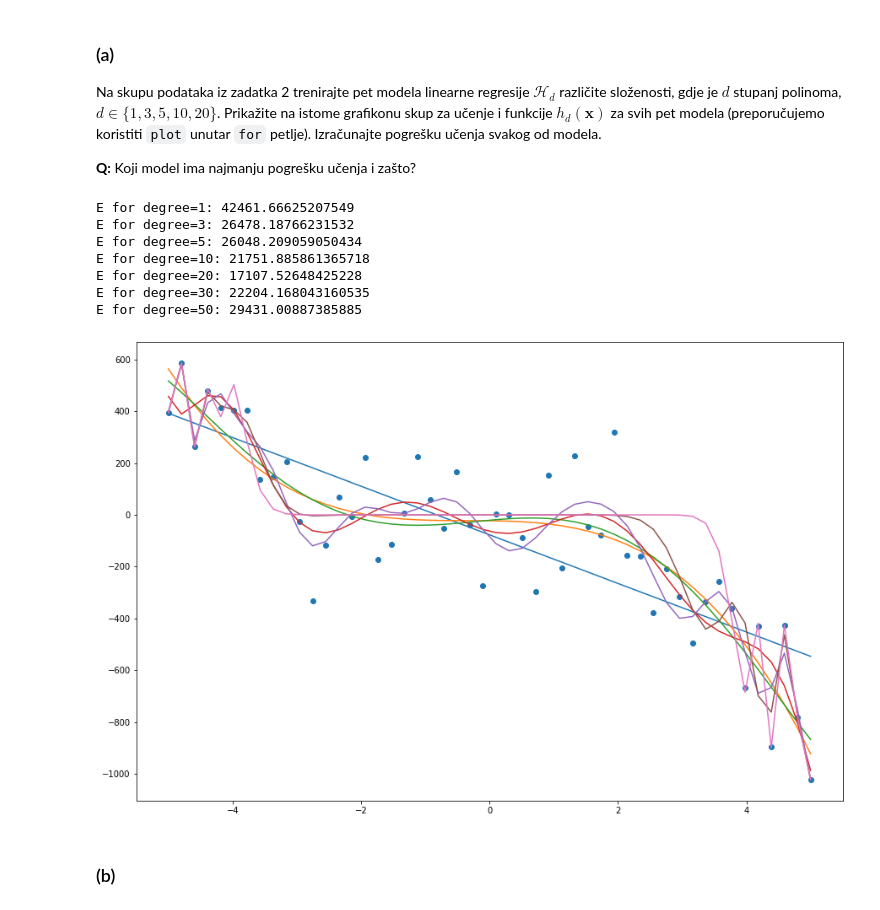
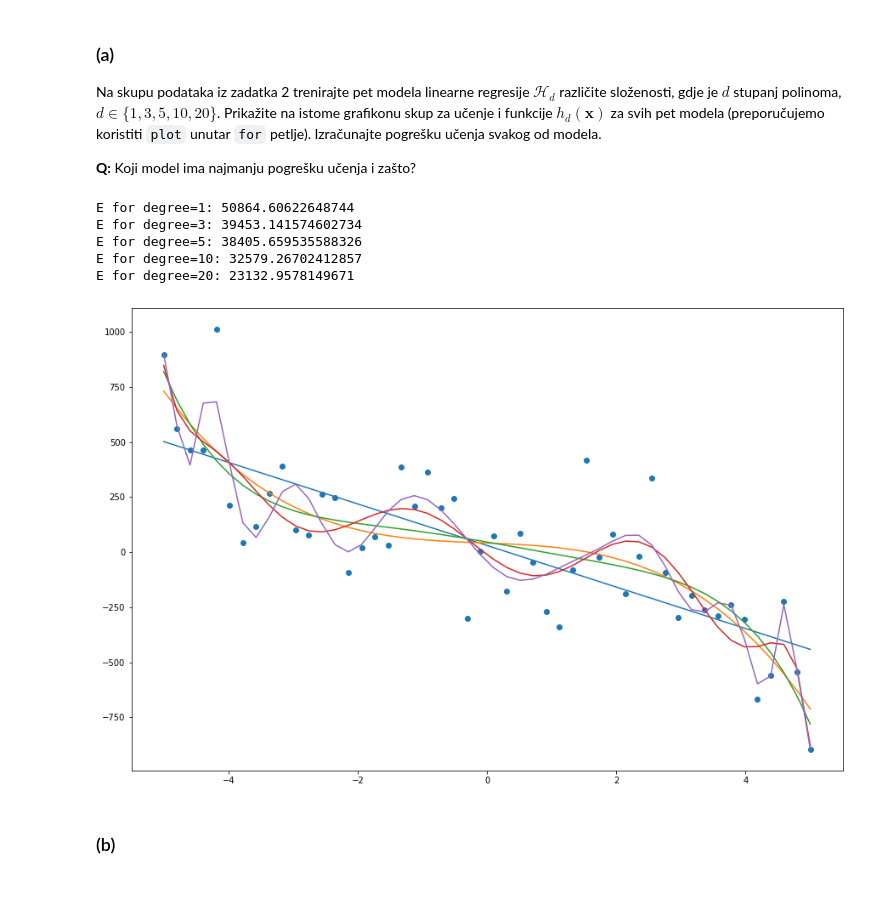
Before and after one commit to sskender/machine-learning-1, a Jupyter notebook: L03-L04-Regression/SU1-2021-03-04-Regresija.ipynb, the cells around one changed output. Saved outputs shown, nothing was run; the diff lists cells and outputs as text; code cells hidden in the pictures.

```diff
--- a/L03-L04-Regression/SU1-2021-03-04-Regresija.ipynb
+++ b/L03-L04-Regression/SU1-2021-03-04-Regresija.ipynb
@@ -248,49 +248,43 @@ Na skupu podataka iz zadatka 2 trenirajte pet modela linearne regresije $\mathca
 
 **Q:** Koji model ima najmanju pogrešku učenja i zašto?
 # %%
-w_list = list()
-h_list = list()
-E_list = list()
+assert(size(X_2a) == 50)
+assert(size(y_2a) == 50)
 
-degrees_list = [1, 3, 5, 10, 20, 30, 50]
+degrees_list = [1, 3, 5, 10, 20]
 
 # show original data
 plt.figure(figsize=(15,10))
-plt.scatter(X, y)
+plt.scatter(X_2a, y_2a)
 
 # train for each degree
 for d in degrees_list:
     # polynomial function
     poly = PolynomialFeatures(degree=d)
-    phi = poly.fit_transform(X.reshape(-1, 1))
+    phi = poly.fit_transform(X_2a.reshape(-1, 1))
 
     # w
     pinv = linalg.pinv(phi)
-    w = np.dot(pinv, y)
-    w_list.append(w)
+    w = np.dot(pinv, y_2a)
 
     # h (x = phi)
-    h = np.dot(phi, w)  # TODO WTF
-    h_list.append(h)
+    h = np.dot(phi, w)
 
     # E
-    E = mean_squared_error(y, h)
-    E_list.append(E)
+    E = mean_squared_error(y_2a, h)
 
     # print
     print(f"E for degree={d}: {E}")
 
     # show train chart
-    plt.plot(X, h)
+    plt.plot(X_2a, h)
 # %% [output]
-E for degree=1: 42461.66625207549
-E for degree=3: 26478.18766231532
-E for degree=5: 26048.209059050434
-E for degree=10: 21751.885861365718
-E for degree=20: 17107.52648425228
-E for degree=30: 22204.168043160535
-E for degree=50: 29431.00887385885
+E for degree=1: 50864.60622648744
+E for degree=3: 39453.141574602734
+E for degree=5: 38405.659535588326
+E for degree=10: 32579.26702412857
+E for degree=20: 23132.9578149671
-[figure, old version]
+[figure, new version]
 # %% [markdown]
 ### (b)
 # %% [markdown]
```
Also changed, not shown: parts of 4 cells of this notebook.
